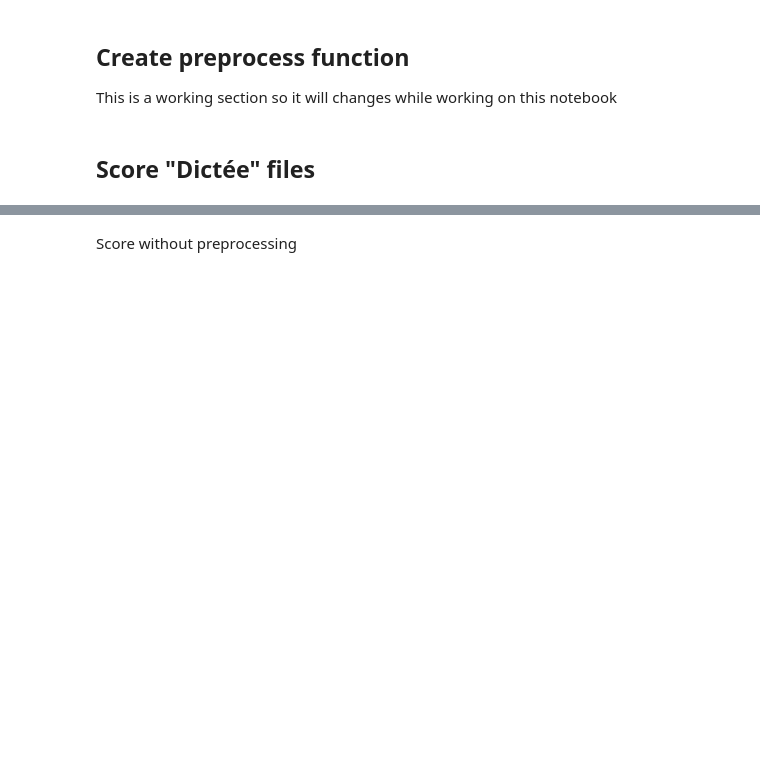
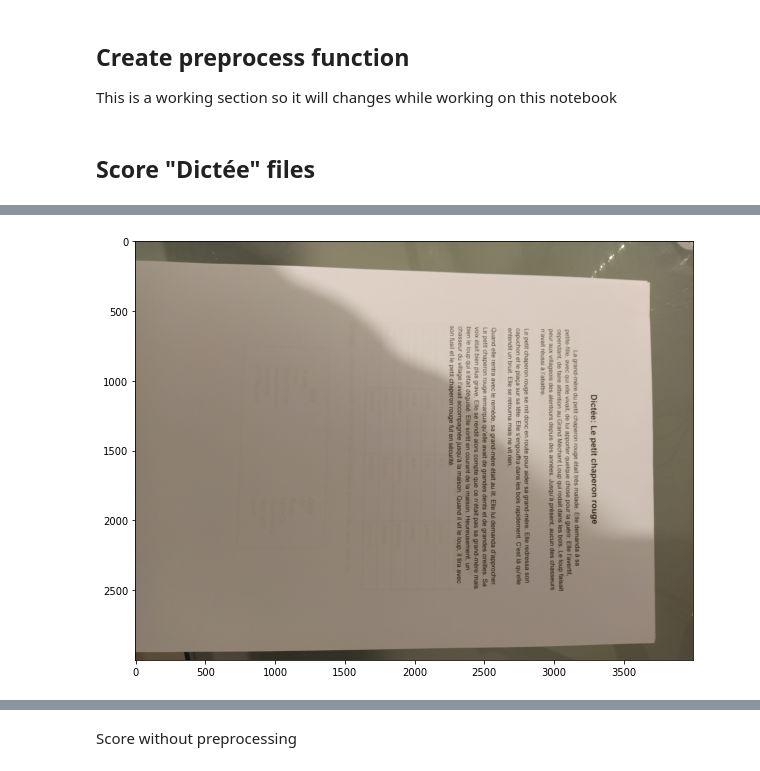
Before and after one commit to dataforgoodfr/batch9_dyslexia, a Jupyter notebook: notebooks/3_score_on_pipeline.ipynb, the cells around one changed output, grey strips where cells are left out. Drawn from its saved outputs; the diff is of its cells as text; code cells hidden in the pictures; blank space fills up the shorter version.

```diff
--- a/notebooks/3_score_on_pipeline.ipynb
+++ b/notebooks/3_score_on_pipeline.ipynb
@@ -99,6 +99,12 @@ compare_df = get_scores_from_files(dictee_files, dictee_truth_path)
 ../Exemples/Dictee/IMG_20210329_122828.jpg
 |  | wer | mer | wil | wip | hits | substitutions | deletions | insertions |
 | ../Exemples/Dictee/IMG_20210329_1... | 0.064865 | 0.064865 | 0.125522 | 0.874478 | 173.0 | 12.0 | 0.0 | 0.0 |
+# %%
+p = '../Exemples/Dictee/IMG_20210329_122839.jpg'
+im = load_image(p)
+plot_image(im)
+# %% [output]
+[figure, added]
 # %%
 compare_df
 # %% [output]
```
Also changed, not shown: parts of 1 cell of this notebook, 3 other files.
